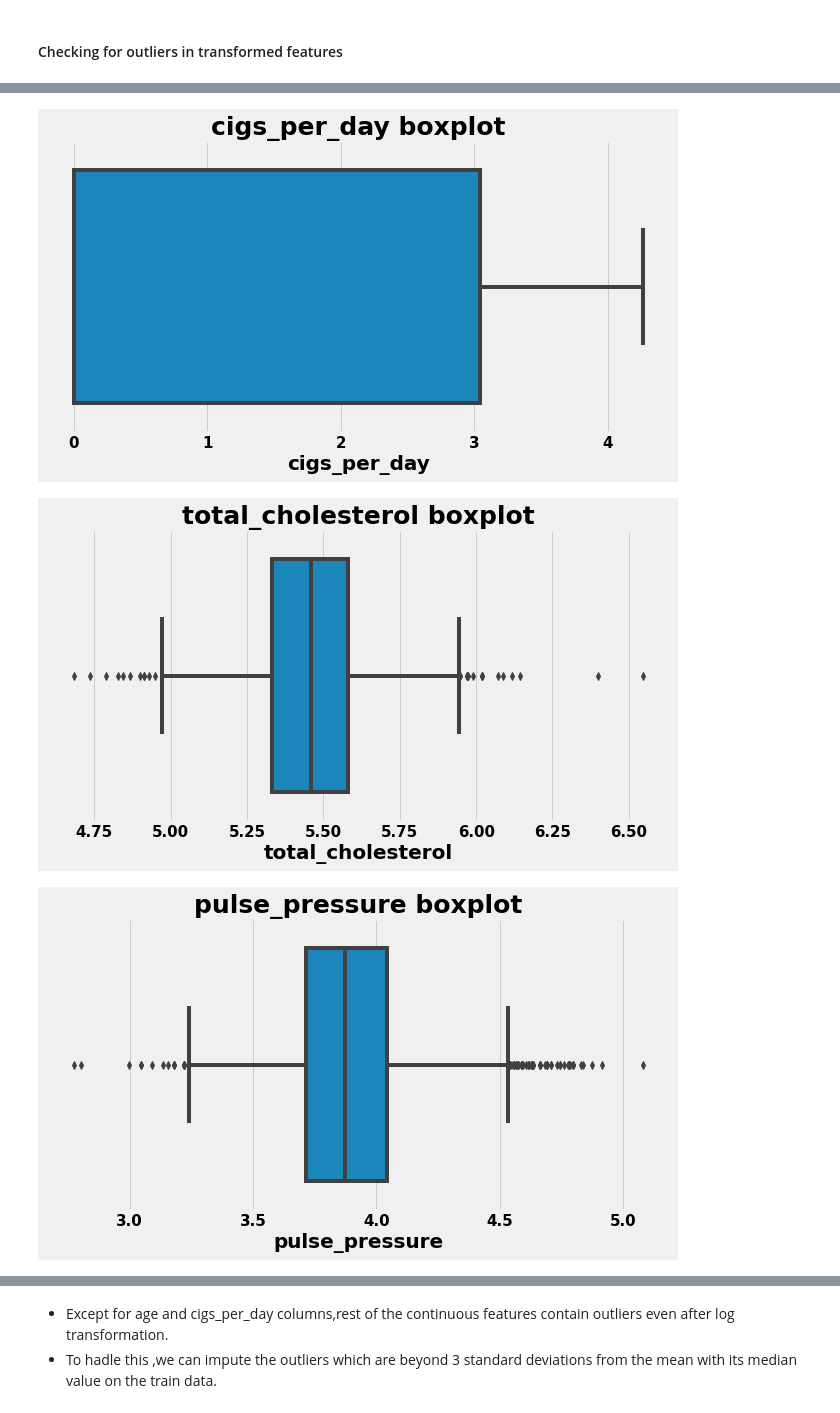
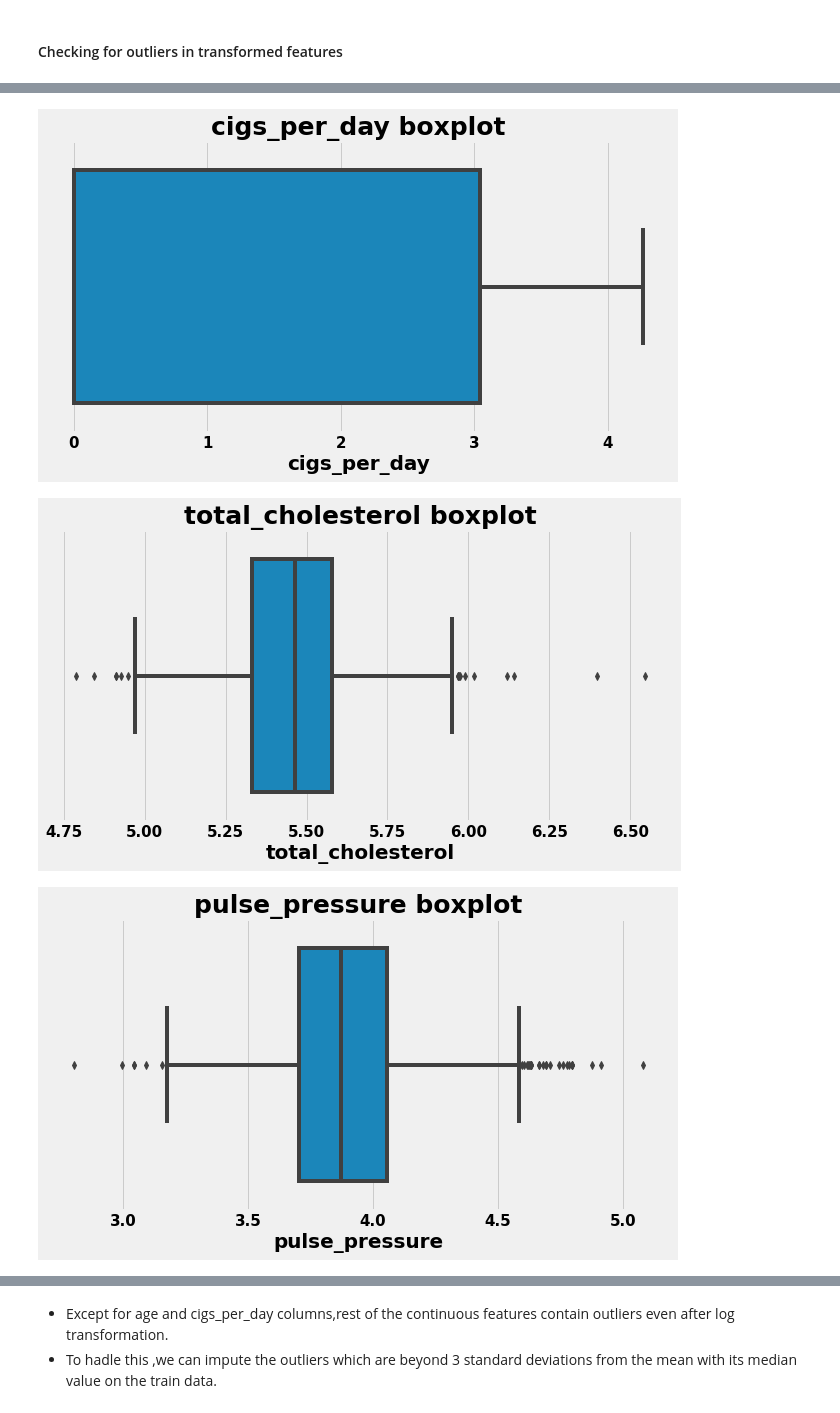
Before and after one commit to 7-sumit/Cardiovascular-Risk-Prediction, a Jupyter notebook: Cardiovascular_Risk_Prediction.ipynb, the cells around one changed output, grey strips where cells are left out. Saved outputs shown, nothing was run; the diff lists cells and outputs as text; code cells hidden in the pictures.

```diff
--- a/Cardiovascular_Risk_Prediction.ipynb
+++ b/Cardiovascular_Risk_Prediction.ipynb
@@ -1025,6 +1064,7 @@ df3 = pd.DataFrame(knn_impute.fit_transform(df3),columns=df3.columns)
 # %%
 # Changing datatype of given columns in list from float to integer
 for col in ['age','sex','is_smoking','cigs_per_day','bp_meds','prevalent_stroke','prevalent_hyp','diabetes']:
-  df3[col] = df3[col].astype('int64')
+  X_train[col] = X_train[col].astype('int64')
+  X_test[col] = X_test[col].astype('int64')
 # %%
 # All missing values are imputed
@@ -1063,11 +1103,11 @@ num_col = ['age','cigs_per_day','total_cholesterol','pulse_pressure', 'bmi', 'he
 for col in num_col:
   plt.figure(figsize=(12,6))
   plt.subplot(121)
-  sns.distplot(df3[col])
+  sns.distplot(X_train[col])
   plt.title(col+'PDF')
 
   plt.subplot(122)
-  stats.probplot(df3[col],dist='norm',plot=plt)
+  stats.probplot(X_train[col],dist='norm',plot=plt)
   plt.title(col+' QQ Plot')
   plt.show()
 # %% [output]
@@ -1101,17 +1141,18 @@ trf = FunctionTransformer(func=np.log1p)
 
 # Applying log transformation on numerical features
 for col in num_col:
- df3[col] = trf.fit_transform(df3[col])
+ X_train[col] = trf.fit_transform(X_train[col])
+ X_test[col] = trf.transform(X_test[col])
 # %%
 # checking for distribution in continuous features in train data
 for col in num_col:
   plt.figure(figsize=(12,6))
   plt.subplot(121)
-  sns.distplot(df3[col])
+  sns.distplot(X_train[col])
   plt.title(col+'PDF')
 
   plt.subplot(122)
-  stats.probplot(df3[col],dist='norm',plot=plt)
+  stats.probplot(X_train[col],dist='norm',plot=plt)
   plt.title(col+' QQ Plot')
   plt.show()
 # %% [output]
@@ -1130,7 +1171,7 @@ for col in num_col:
 # checking for outliers in log transformed features
 for col in num_col:
   plt.figure(figsize=(10,5))
-  sns.boxplot(df3[col])
+  sns.boxplot(X_train[col])
   plt.title(col+' boxplot')
   plt.show()
 # %% [output]
@@ -1138,3 +1179,3 @@ for col in num_col:
 [figure]
-[figure, old version]
+[figure, new version]
-[figure, old version]
+[figure, new version]
```
Also changed, not shown: parts of 69 cells of this notebook.
